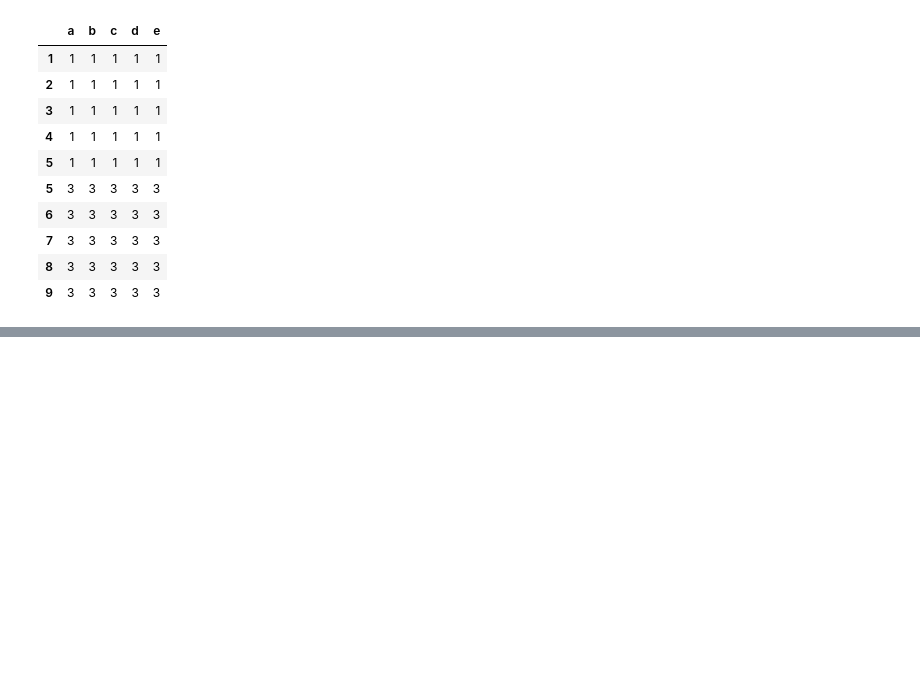
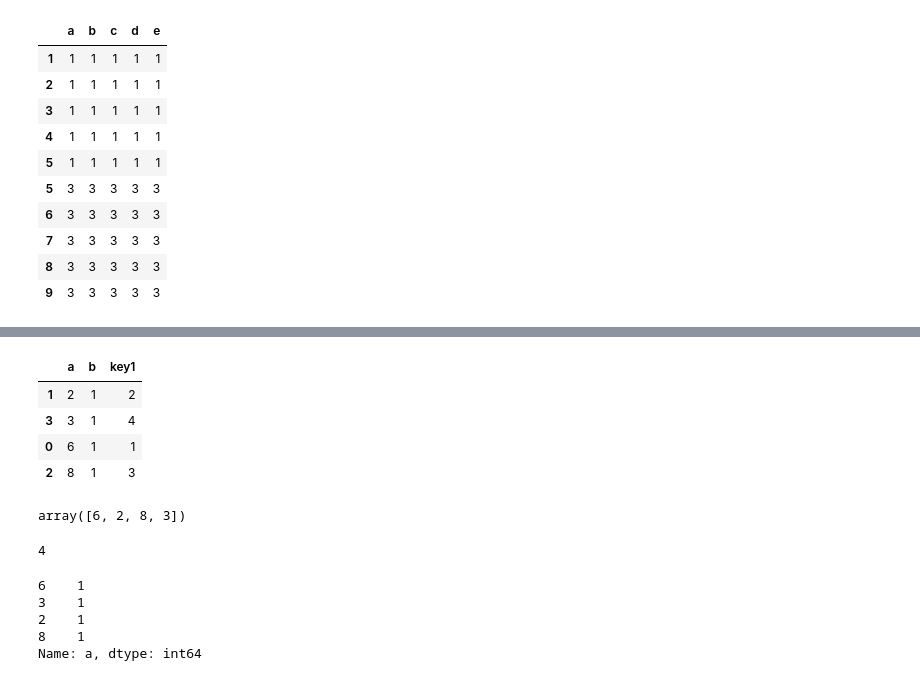
Before and after one commit to Dhrumil-Zion/Data-Science-Essentials, a Jupyter notebook: Pandas/pandas_first.py.ipynb, the cells around one changed output, grey strips where cells are left out. Saved outputs shown, nothing was run; the diff lists cells and outputs as text; code cells hidden in the pictures; blank space fills up the shorter version.

```diff
--- a/Pandas/pandas_first.py.ipynb
+++ b/Pandas/pandas_first.py.ipynb
@@ -358,0 +393,24 @@ pd.concat([dgg,dgh],axis=0)
+# %%
+gv.sort_values('a')
+# %% [output]
+|  | a | b | key1 |
+| 1 | 2 | 1 | 2 |
+| 3 | 3 | 1 | 4 |
+| 0 | 6 | 1 | 1 |
+| 2 | 8 | 1 | 3 |
+# %%
+gv['a'].unique()
+# %% [output]
+array([6, 2, 8, 3])
+# %%
+gv['a'].nunique()
+# %% [output]
+4
+# %%
+gv['a'].value_counts()
+# %% [output]
+6    1
+3    1
+2    1
+8    1
+Name: a, dtype: int64
```
Also changed, not shown: parts of 6 cells of this notebook.
